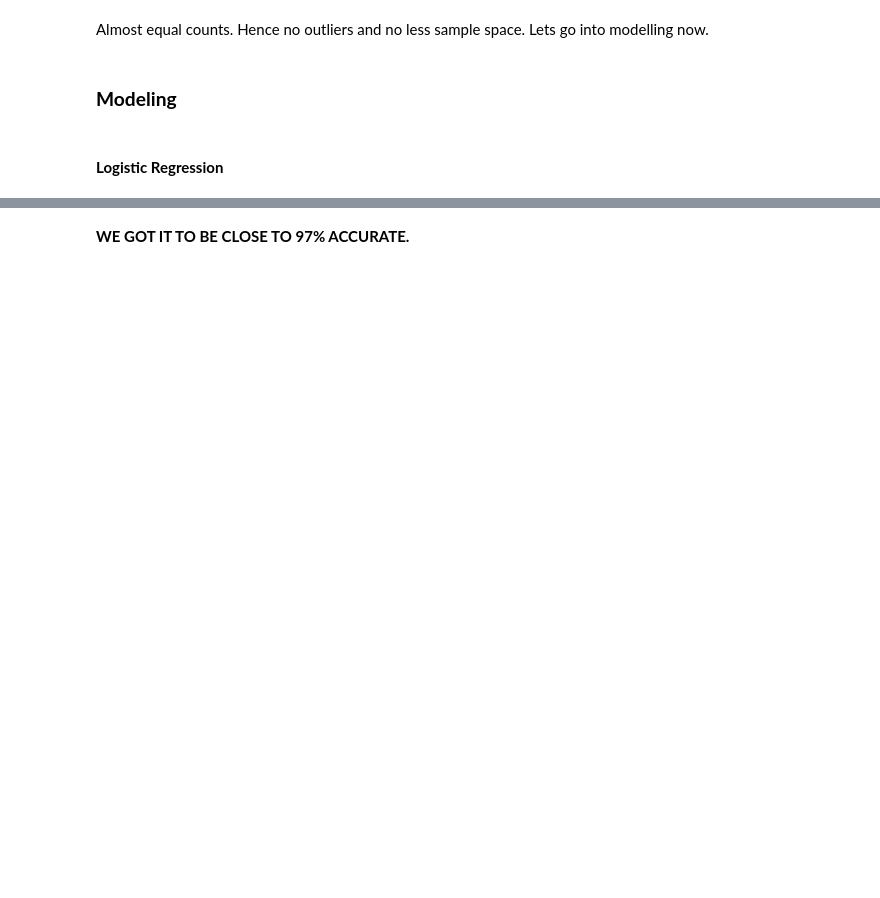
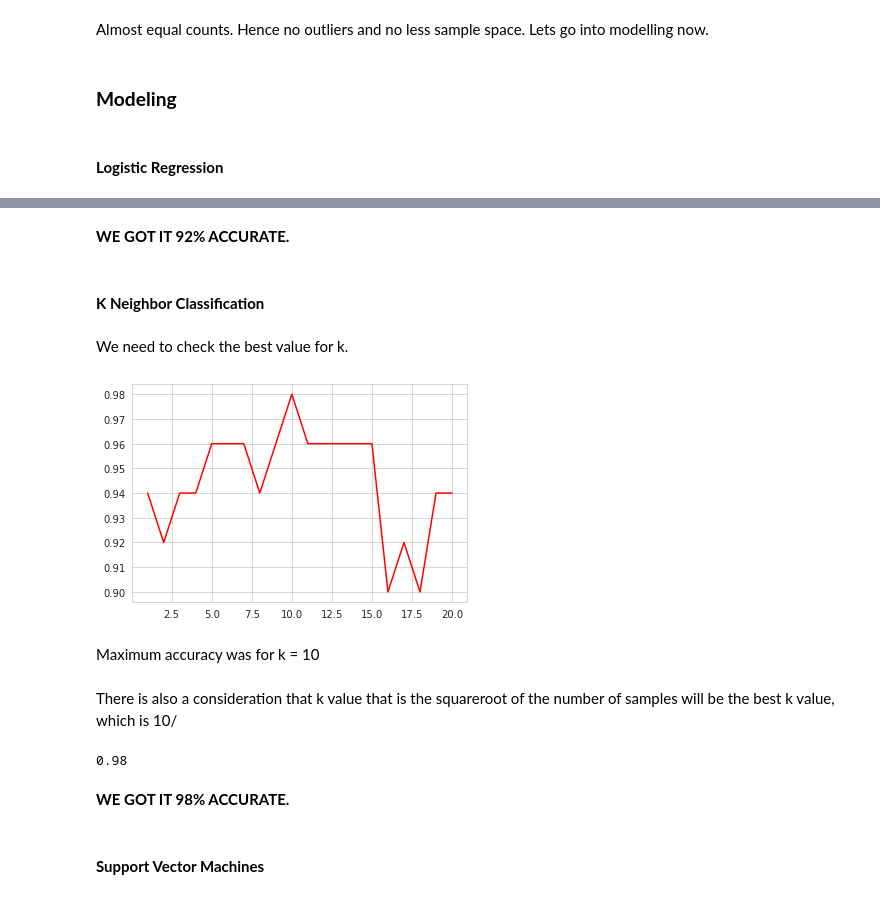
Before and after one commit to albinjohn366/DataScience_Tutorials, a Jupyter notebook: Multi_Class_Classification.ipynb, the cells around one changed output, grey strips where cells are left out. Cells and saved outputs as stored; diff of their text form; code cells hidden in the pictures; blank space fills up the shorter version.

```diff
--- a/Multi_Class_Classification.ipynb
+++ b/Multi_Class_Classification.ipynb
@@ -88,2 +88,4 @@ print(accuracy_score(lreg_pred, Y_test))
 # %% [markdown]
-**WE GOT IT TO BE CLOSE TO 97% ACCURATE.**
+**WE GOT IT 92% ACCURATE.**
+# %% [markdown]
+#### **K Neighbor Classification**
@@ -89,0 +94,37 @@ print(accuracy_score(lreg_pred, Y_test))
+# %% [markdown]
+We need to check the best value for k.
+# %%
+# Finding accuracy for various k values
+accuracy = []
+for k in range(1, 21):
+  knn = KNeighborsClassifier(n_neighbors=k)
+  knn.fit(X_train, Y_train['target'])
+  accuracy.append(accuracy_score(knn.predict(X_test), Y_test['target']))
+
+# Plotting the accuracy values
+plt.plot(list(range(1, 21)), accuracy, color='red')
+plt.show()
+# %% [output]
+[figure, added]
+# %% [markdown]
+Maximum accuracy was for k = 10
+# %% [markdown]
+There is also a consideration that k value that is the squareroot of the number of samples will be the best k value, which is 10/
+# %%
+# Creating the model
+knn = KNeighborsClassifier(n_neighbors=10)
+
+# Training the model
+knn.fit(X_train, Y_train['target'])
+
+# Using the trained model for prediction
+knn_pred = knn.predict(X_test)
+
+# Checking the accuracy
+print(accuracy_score(knn_pred, Y_test))
+# %% [output]
+0.98
+# %% [markdown]
+**WE GOT IT 98% ACCURATE.**
+# %% [markdown]
+#### **Support Vector Machines**
```
Also changed, not shown: parts of 10 cells of this notebook.
